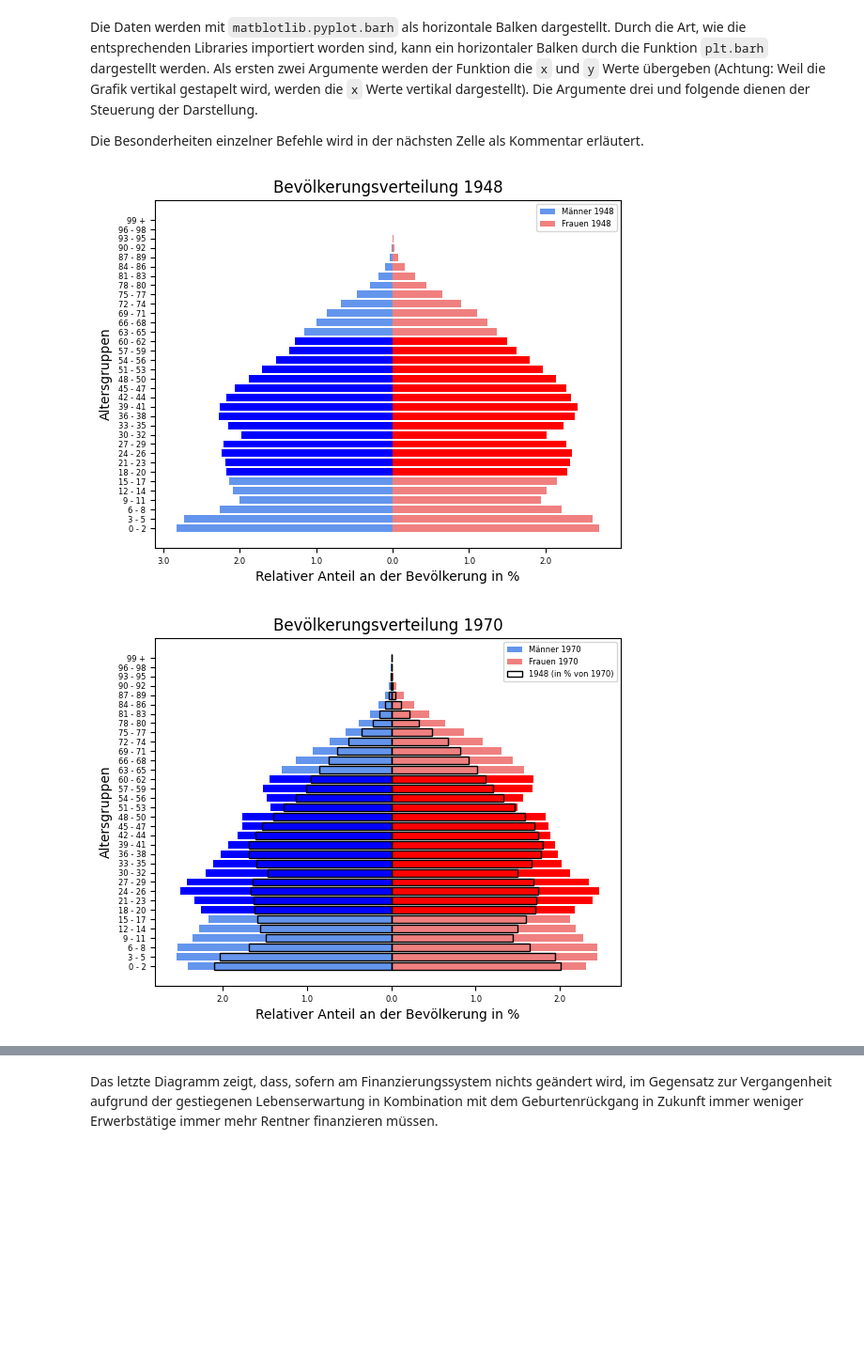
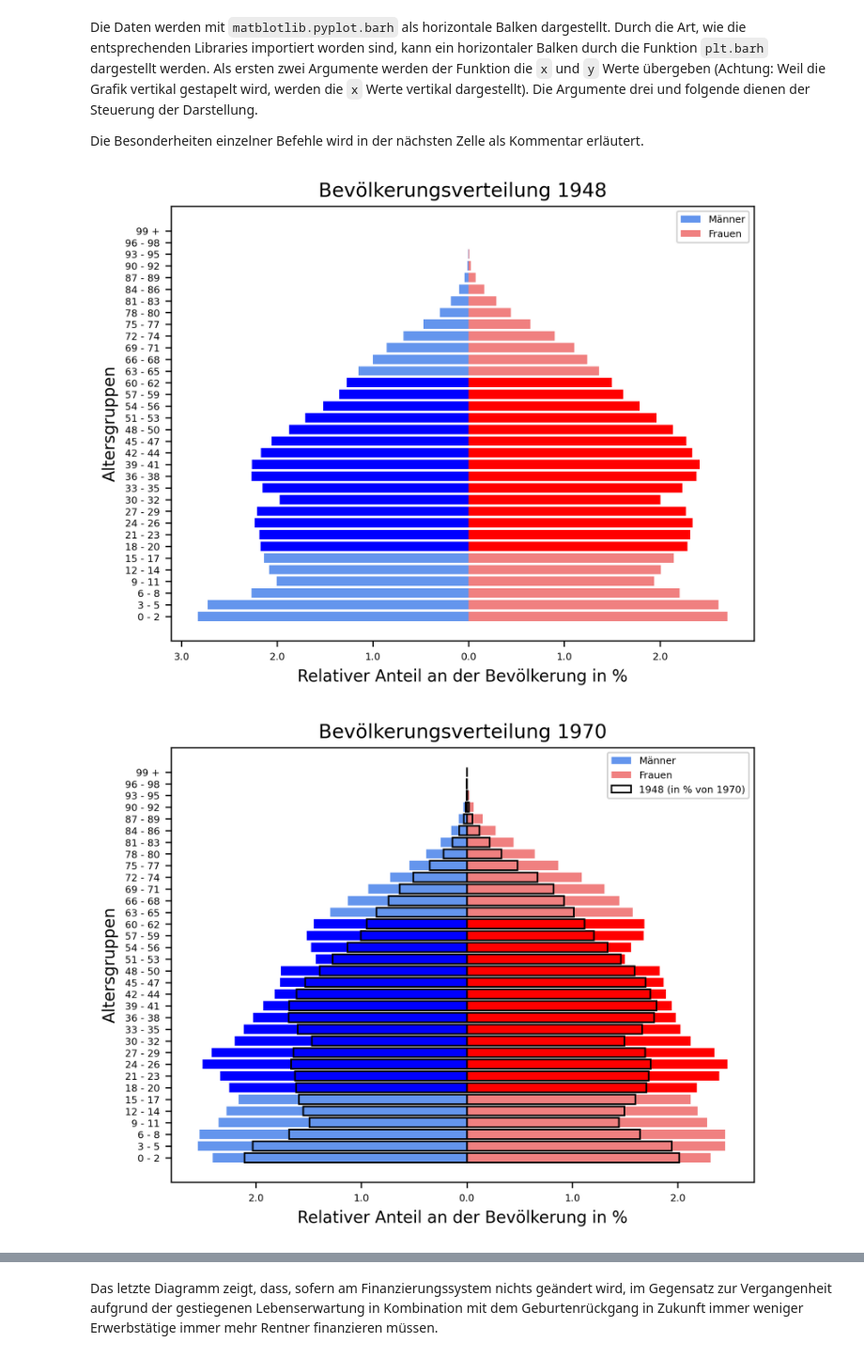
Before and after one commit to ProgrammierenNachOFI/Altersvorsorge, a Jupyter notebook: docs/ahv_tutorial.ipynb, the cells around one changed output, grey strips where cells are left out. Shown at 94% size. Cells and saved outputs as stored; diff of their text form; code cells hidden in the pictures; blank space fills up the shorter version.

```diff
--- a/docs/ahv_tutorial.ipynb
+++ b/docs/ahv_tutorial.ipynb
@@ -72,3 +75,5 @@ import matplotlib.ticker as ticker
+# %%
+plt.rcParams['figure.dpi'] = 300
 # %% [markdown]
 ## Import und Aufbereitung der Daten des Bundesamtes für Statistik (BFS)
 # %% [markdown]
@@ -196,10 +201,10 @@ farben_f = ['lightcoral' if idx <= 5
 # erstellt das eigentliche Diagramm
 plt.barh(gruppierte_daten['Alter'],
          gruppierte_daten['m 1948 rel'],
-         label='Männer 1948', color=farben_m)
+         label='Männer', color=farben_m)
 plt.barh(gruppierte_daten['Alter'],
          gruppierte_daten['f 1948 rel'],
-         label='Frauen 1948', color=farben_f)
+         label='Frauen', color=farben_f)
 # formatiert die x-Achse mit positiven Werten (muss man nicht auswendig wissen)
 plt.gca().xaxis.set_major_formatter(ticker.FuncFormatter(lambda x, pos: f"{abs(x)}"))
 # Titel des Diagramms
@@ -213,7 +218,7 @@ plt.legend()
 # löst die Darstellung des Diagramms aus
 plt.show()
 # %% [output]
-[figure, old version]
+[figure, new version]
 # %%
 plt.rcParams.update({'font.size': 6})
 
@@ -221,36 +226,36 @@ farben_m = ['cornflowerblue' if idx <= 5
             or idx >= 21 else 'blue'
             for idx in gruppierte_daten.index]
 farben_f = ['lightcoral' if idx <= 5
             or idx >= 21 else 'red'
             for idx in gruppierte_daten.index]
 
 plt.barh(gruppierte_daten['Alter'],
          gruppierte_daten['m 1970 rel'],
-         label='Männer 1970',
+         label='Männer',
          color=farben_m)
 
 plt.barh(gruppierte_daten['Alter'],
          gruppierte_daten['f 1970 rel'],
-         label='Frauen 1970',
+         label='Frauen',
          color=farben_f)
 
 # fügt die Balken für das Jahr 1948 als Umriss hinzu
 plt.barh(gruppierte_daten['Alter'],
          gruppierte_daten['f 48 rel 70'], edgecolor='black', fill=False)
 plt.barh(gruppierte_daten['Alter'],
          gruppierte_daten['m 48 rel 70'], edgecolor='black',
          fill=False, label='1948 (in % von 1970)')
 
 
 
 plt.gca().xaxis.set_major_formatter(ticker.FuncFormatter(lambda x, pos: f"{abs(x)}"))
 plt.title('Bevölkerungsverteilung 1970', fontsize=12)
 plt.ylabel('Altersgruppen', fontsize=10)
 plt.xlabel('Relativer Anteil an der Bevölkerung in %', fontsize=10)
 plt.legend()
 plt.show()
 # %% [output]
-[figure, old version]
+[figure, new version]
 # %%
 plt.rcParams.update({'font.size': 6})
 
```
Also changed, not shown: parts of 2 cells of this notebook.
